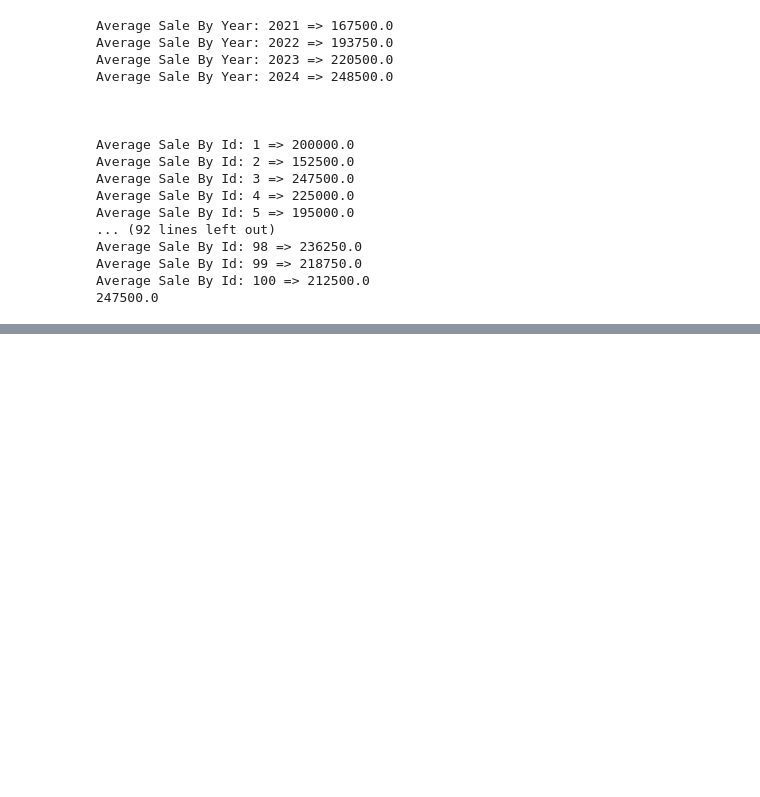
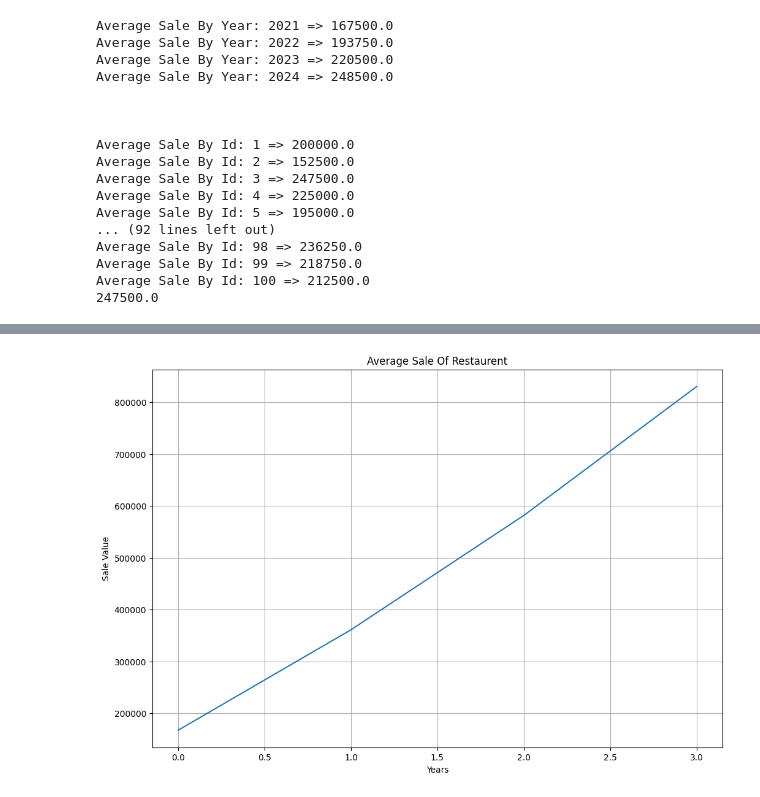
Before and after one commit to RathodMohit-94/Learning-NumPy, a Jupyter notebook: Data.ipynb, the cells around one changed output, grey strips where cells are left out. Cells and saved outputs as stored; diff of their text form; code cells hidden in the pictures; blank space fills up the shorter version.

Commit message:
Graph of cumsum

```diff
--- a/Data.ipynb
+++ b/Data.ipynb
@@ -285,0 +290,3 @@ Average Sale By Id: 100 => 212500.0
+# %%
+cumsum  = np.cumsum(sales_data[:,1:],axis=1)
+print("Cumalative sales By Year\n",cumsum)
@@ -285,0 +315,10 @@ Average Sale By Id: 100 => 212500.0
+# %%
+plt.figure(figsize=(12,8))
+plt.plot(np.mean(cumsum,axis=0))
+plt.title("Average Sale Of Restaurent")
+plt.xlabel("Years")
+plt.ylabel("Sale Value")
+plt.grid(True)
+plt.show()
+# %% [output]
+[figure, added]
```
Also changed, not shown: parts of 4 cells of this notebook.
